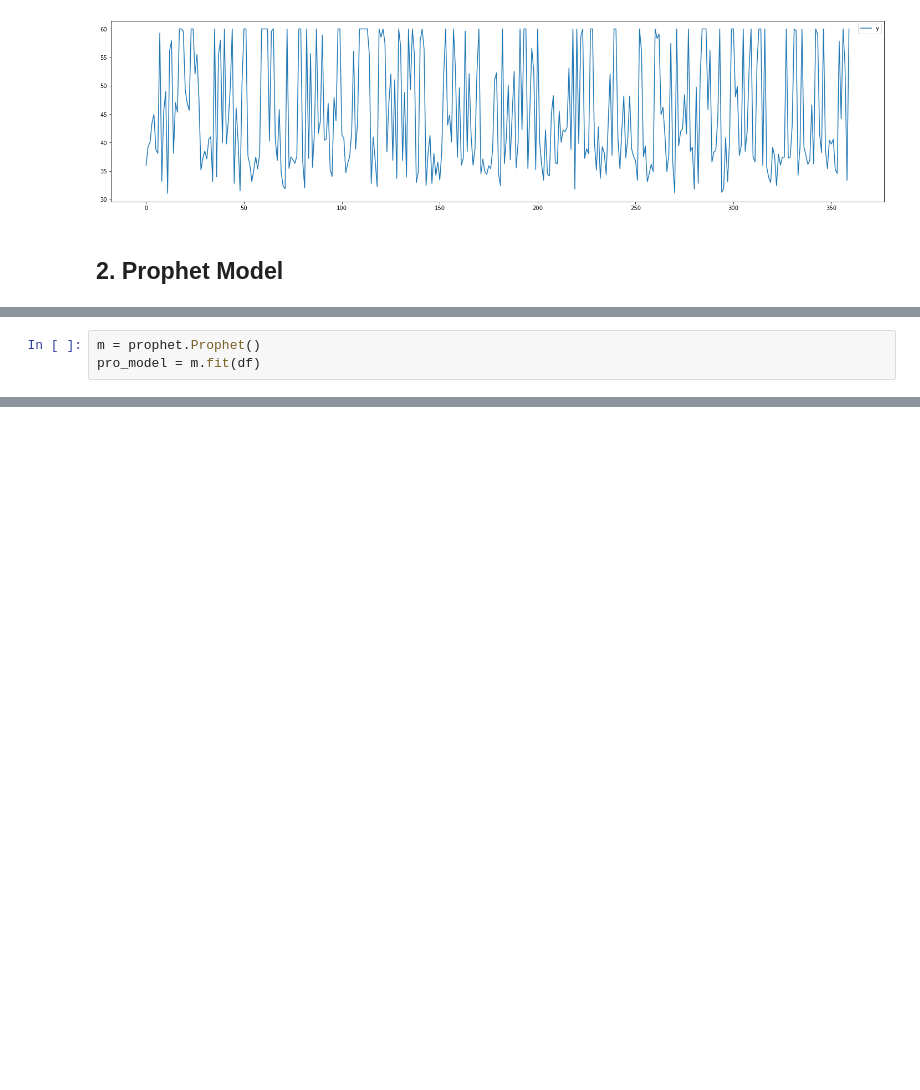
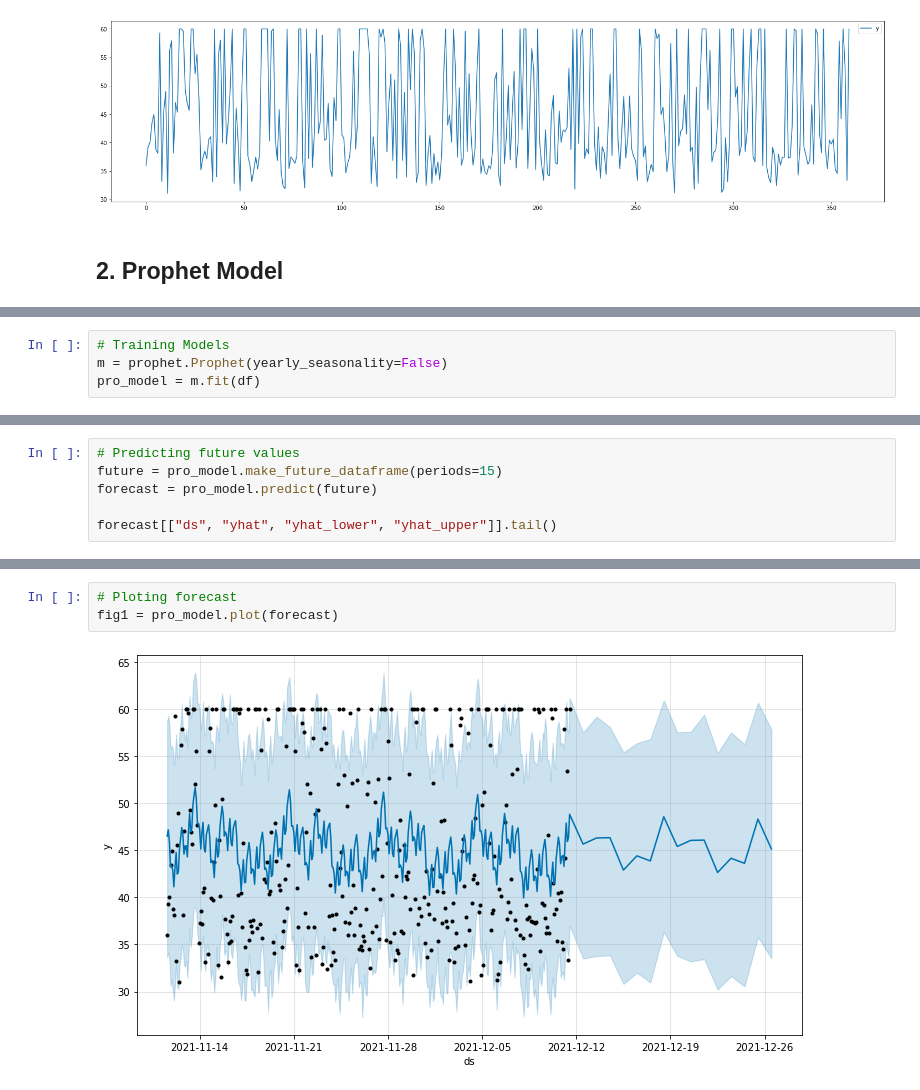
Before and after one commit to IanRayburn/Air_Quality_Prediction, a Jupyter notebook: Air_Quality_Pred.ipynb, the cells around one changed output, grey strips where cells are left out. Drawn from its saved outputs; the diff is of its cells as text; blank space fills up the shorter version.

Commit message:
feat(Prophet Model): Trained and predicted 15 future entires

```diff
--- a/Air_Quality_Pred.ipynb
+++ b/Air_Quality_Pred.ipynb
@@ -72,4 +75,5 @@ df.plot()
 # %%
-m = prophet.Prophet()
+# Training Models
+m = prophet.Prophet(yearly_seasonality=False)
 pro_model = m.fit(df)
 # %% [output]
@@ -84,0 +88,6 @@ Optimization terminated normally:
+# %%
+# Predicting future values
+future = pro_model.make_future_dataframe(periods=15)
+forecast = pro_model.predict(future)
+
+forecast[["ds", "yhat", "yhat_lower", "yhat_upper"]].tail()
@@ -84,0 +101,5 @@ Optimization terminated normally:
+# %%
+# Ploting forecast
+fig1 = pro_model.plot(forecast)
+# %% [output]
+[figure, added]
```
Also changed, not shown: parts of 6 cells of this notebook.
